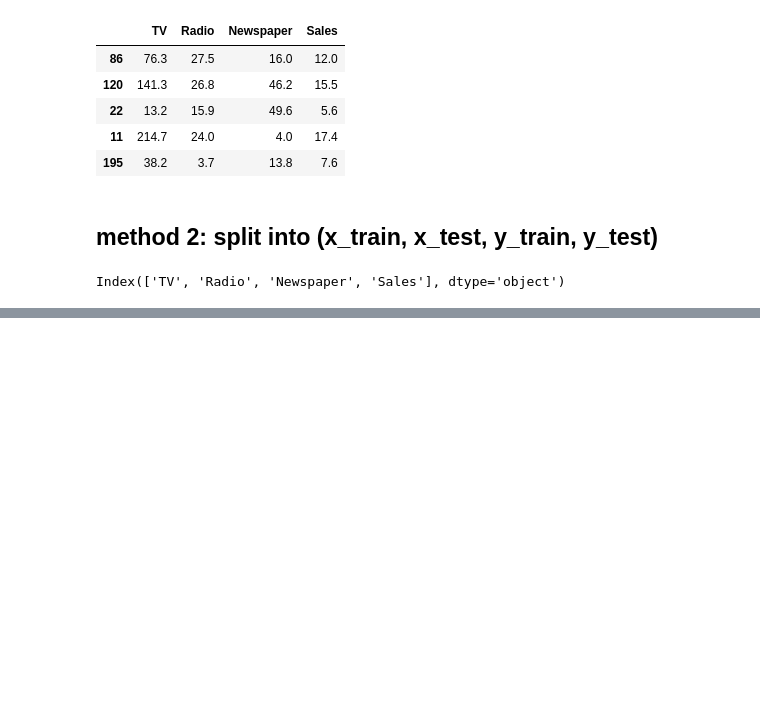
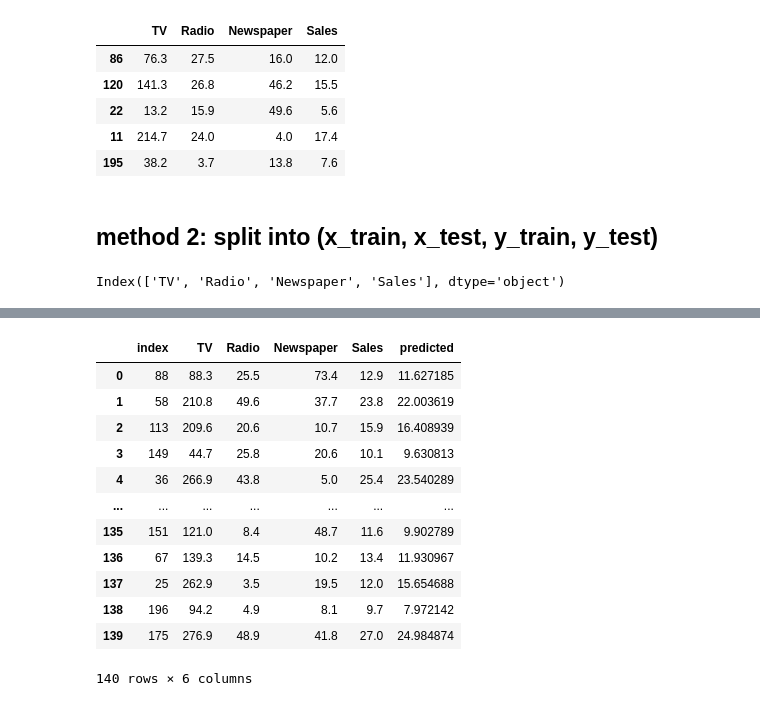
Before and after one commit to kritchaiT/sklearn_study, a Jupyter notebook: 4_sklearn_trainig_testing_split.ipynb, the cells around one changed output, grey strips where cells are left out. Drawn from its saved outputs; the diff is of its cells as text; code cells hidden in the pictures; blank space fills up the shorter version.

```diff
--- a/4_sklearn_trainig_testing_split.ipynb
+++ b/4_sklearn_trainig_testing_split.ipynb
@@ -61,0 +144,4 @@ Index(['TV', 'Radio', 'Newspaper', 'Sales'], dtype='object')
+# %%
+# or try using the train data predict the model itself
+y_hat = model.predict(x_train)
+y_hat
@@ -61,0 +166,3 @@ Index(['TV', 'Radio', 'Newspaper', 'Sales'], dtype='object')
+# %%
+# aligning those train data we splitted concaternated as a df
+train = pd.concat([x_train, y_train], axis='columns')
@@ -61,0 +178,18 @@ Index(['TV', 'Radio', 'Newspaper', 'Sales'], dtype='object')
+# %%
+# now we concaternate the train data above with the y_hat predicted
+dc = pd.concat([train.reset_index(), pd.Series(y_hat, name='predicted')], axis = 'columns')
+dc
+# %% [output]
+|  | index | TV | Radio | Newspaper | Sales | predicted |
+| 0 | 88 | 88.3 | 25.5 | 73.4 | 12.9 | 11.627185 |
+| 1 | 58 | 210.8 | 49.6 | 37.7 | 23.8 | 22.003619 |
+| 2 | 113 | 209.6 | 20.6 | 10.7 | 15.9 | 16.408939 |
+| 3 | 149 | 44.7 | 25.8 | 20.6 | 10.1 | 9.630813 |
+| 4 | 36 | 266.9 | 43.8 | 5.0 | 25.4 | 23.540289 |
+| ... | ... | ... | ... | ... | ... | ... |
+| 135 | 151 | 121.0 | 8.4 | 48.7 | 11.6 | 9.902789 |
+| 136 | 67 | 139.3 | 14.5 | 10.2 | 13.4 | 11.930967 |
+| 137 | 25 | 262.9 | 3.5 | 19.5 | 12.0 | 15.654688 |
+| 138 | 196 | 94.2 | 4.9 | 8.1 | 9.7 | 7.972142 |
+| 139 | 175 | 276.9 | 48.9 | 41.8 | 27.0 | 24.984874 |
+140 rows × 6 columns
```
Also changed, not shown: parts of 28 cells of this notebook, 1 other file.
